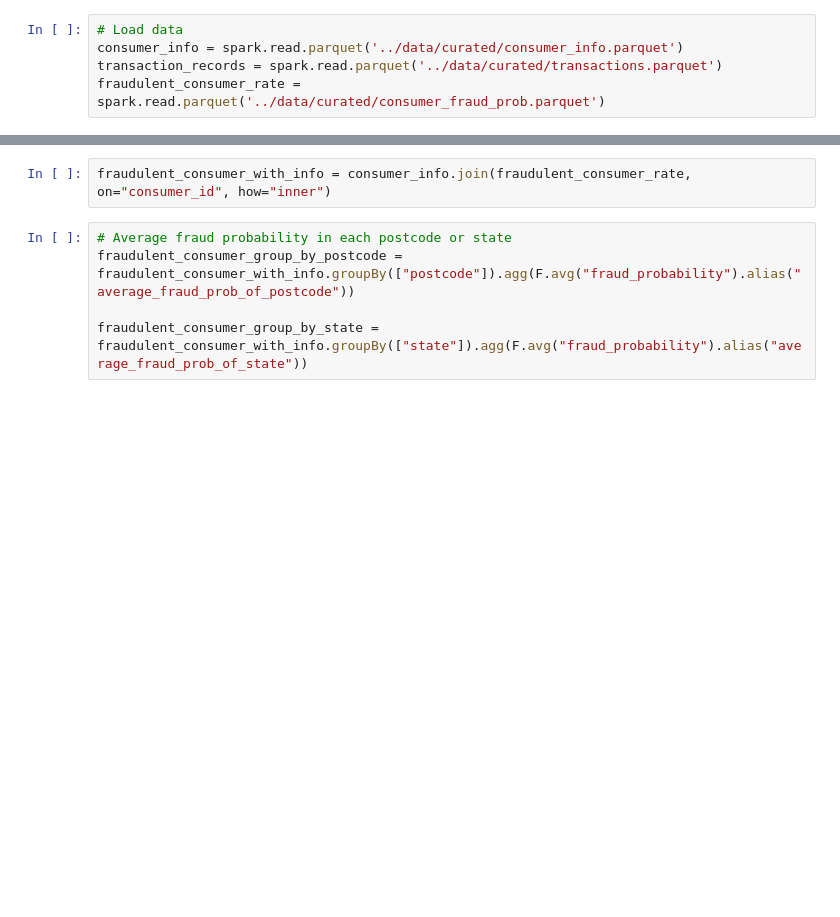
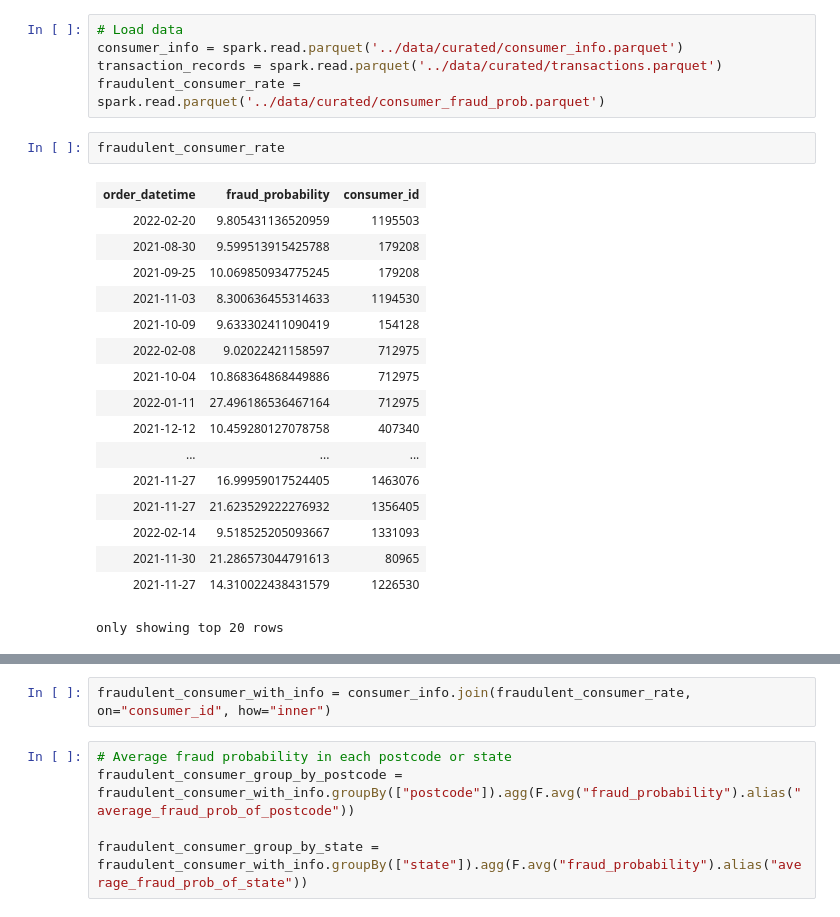
Before and after one commit to MAST30034-AppliedDataScience/project-2-group-buy-now-pay-later-industry-project-9, a Jupyter notebook: notebooks/consumer_model.ipynb, the cells around one changed output, grey strips where cells are left out. Saved outputs shown, nothing was run; the diff lists cells and outputs as text; blank space fills up the shorter version.

```diff
--- a/notebooks/consumer_model.ipynb
+++ b/notebooks/consumer_model.ipynb
@@ -29,3 +29,23 @@ To adjust logging level use sc.setLogLevel(newLevel). For SparkR, use setLogLeve
 consumer_info = spark.read.parquet('../data/curated/consumer_info.parquet')
 transaction_records = spark.read.parquet('../data/curated/transactions.parquet')
 fraudulent_consumer_rate = spark.read.parquet('../data/curated/consumer_fraud_prob.parquet')
+# %%
+fraudulent_consumer_rate
+# %% [output]
+| order_datetime | fraud_probability | consumer_id |
+| 2022-02-20 | 9.805431136520959 | 1195503 |
+| 2021-08-30 | 9.599513915425788 | 179208 |
+| 2021-09-25 | 10.069850934775245 | 179208 |
+| 2021-11-03 | 8.300636455314633 | 1194530 |
+| 2021-10-09 | 9.633302411090419 | 154128 |
+| 2022-02-08 | 9.02022421158597 | 712975 |
+| 2021-10-04 | 10.868364868449886 | 712975 |
+| 2022-01-11 | 27.496186536467164 | 712975 |
+| 2021-12-12 | 10.459280127078758 | 407340 |
+| ... | ... | ... |
+| 2021-11-27 | 16.99959017524405 | 1463076 |
+| 2021-11-27 | 21.623529222276932 | 1356405 |
+| 2022-02-14 | 9.518525205093667 | 1331093 |
+| 2021-11-30 | 21.286573044791613 | 80965 |
+| 2021-11-27 | 14.310022438431579 | 1226530 |
+only showing top 20 rows
```
Also changed, not shown: parts of 11 cells of this notebook, 3 other files.
